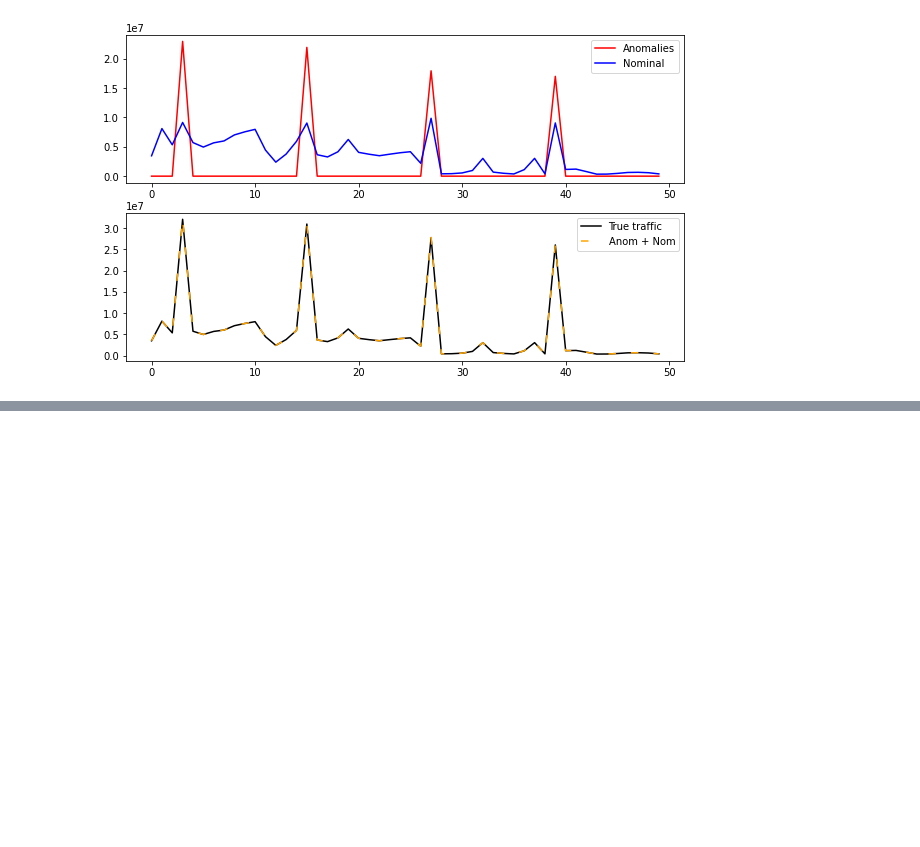
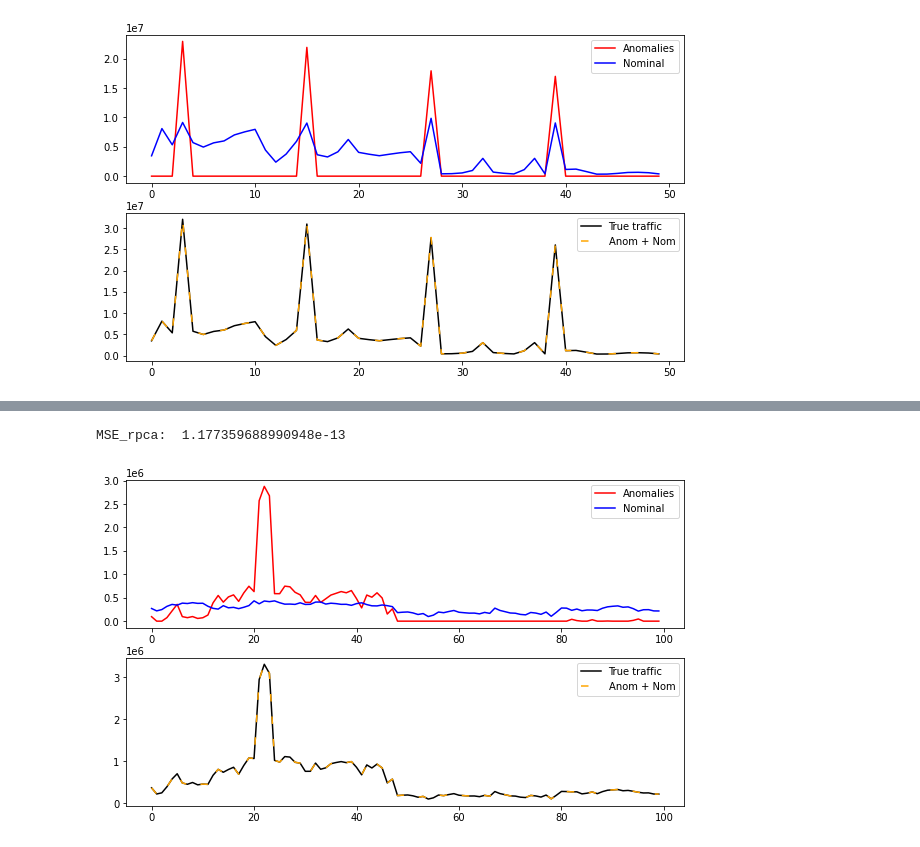
Before and after one commit to TomBombadil95/SPBD, a Jupyter notebook: Traffic Network.ipynb, the cells around one changed output, grey strips where cells are left out. Saved outputs shown, nothing was run; the diff lists cells and outputs as text; code cells hidden in the pictures; blank space fills up the shorter version.

```diff
--- a/Traffic Network.ipynb
+++ b/Traffic Network.ipynb
@@ -465,0 +474,10 @@ show_plots(args2, i = 69,t1 = 50)
+# %%
+#first of all, we need to define PROXIMAL OPERATORS (that are known for l1 and nuclear norm).
+
+def frob_norm(X):
+    return np.linalg.norm(X, ord='fro')
+def prox_l1_norm(X, lmb):
+        return np.sign(X) * np.maximum((np.abs(X) - lmb), np.zeros(X.shape))
+def prox_nuc_norm(X, lmb):
+        U, S, V = np.linalg.svd(X, full_matrices=False)
+        return np.dot(U, np.dot(np.diag(prox_l1_norm(S, lmb)), V))
@@ -465,0 +496,20 @@ show_plots(args2, i = 69,t1 = 50)
+# %%
+def ADMM(Q):
+        A = U = X = np.zeros(Q.shape)
+        lam = 1/np.sqrt(np.max(Q.shape))
+        u = np.prod(Q.shape)/(4*np.linalg.norm(Q, ord=1))
+
+        tol = 1E-7*frob_norm(Q)
+        err = np.Inf; iter = 0
+
+        while (err > tol) and iter < 1000:
+            X = prox_nuc_norm(Q - A + (1/u)*U, 1/u)
+            A = np.maximum(prox_l1_norm(Q - X + (1/u * U), 1/u * lam), np.zeros(Q.shape))
+            U = U + u*(Q - X - A)
+            err = frob_norm(Z0 - np.multiply(P0,X.T) - np.multiply(P0,A.T))
+            iter += 1
+            if (iter % 100) == 0 or iter == 1 or iter > 1000 or err <= tol:
+                print('iteration: {0}, Converging...'.format(iter))
+        return X, A
+# %%
+X,A = ADMM(full_Q)
@@ -465,0 +528,10 @@ show_plots(args2, i = 69,t1 = 50)
+# %%
+MSE_cp = cp.sum_squares(full_Q - (X+A))/cp.sum_squares(full_Q)
+print('MSE_rpca: ', MSE_cp.value)
+# %% [output]
+MSE_rpca:  1.177359688990948e-13
+# %%
+args3 = [A.T, X.T, full_Q.T, (A+X).T]
+show_plots(args3, i = 1,t1 = 100)
+# %% [output]
+[figure, added]
```
Also changed, not shown: parts of 14 cells of this notebook.
